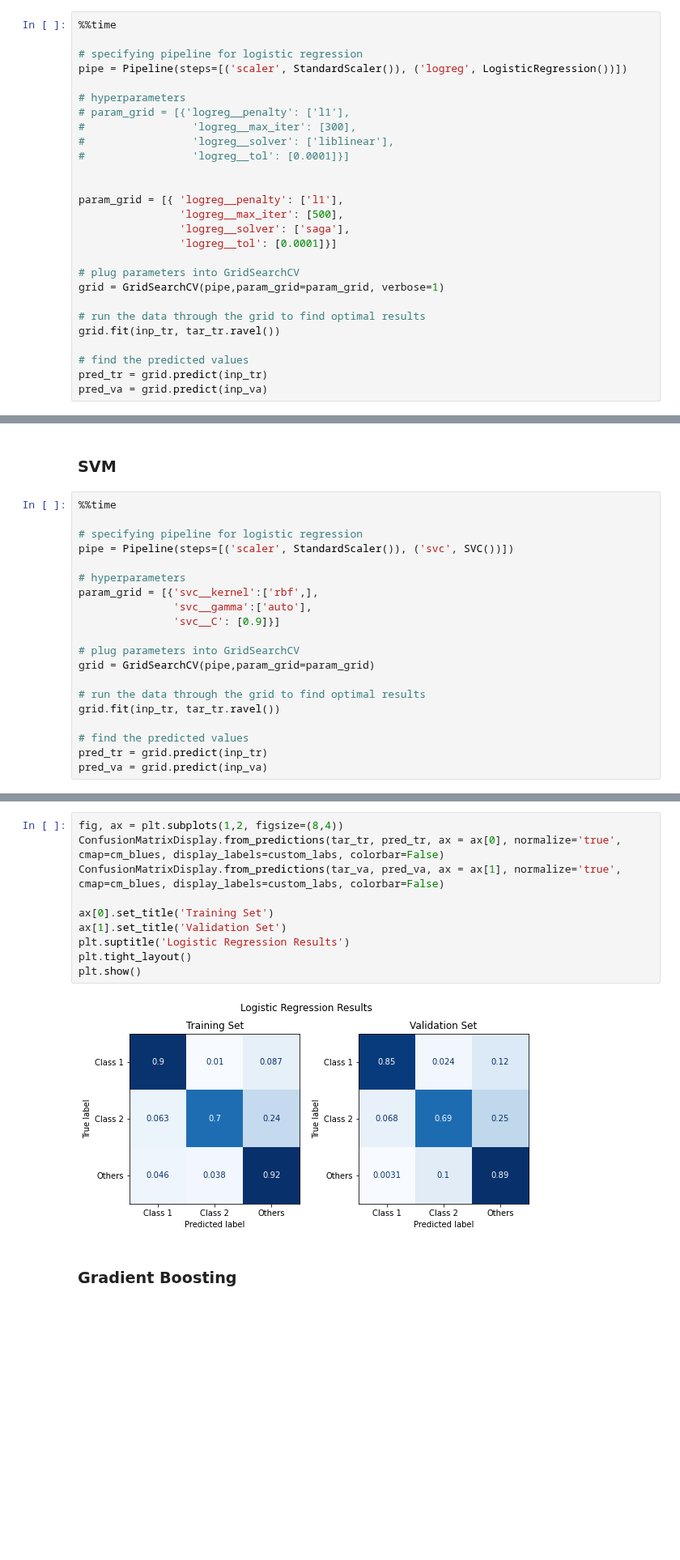
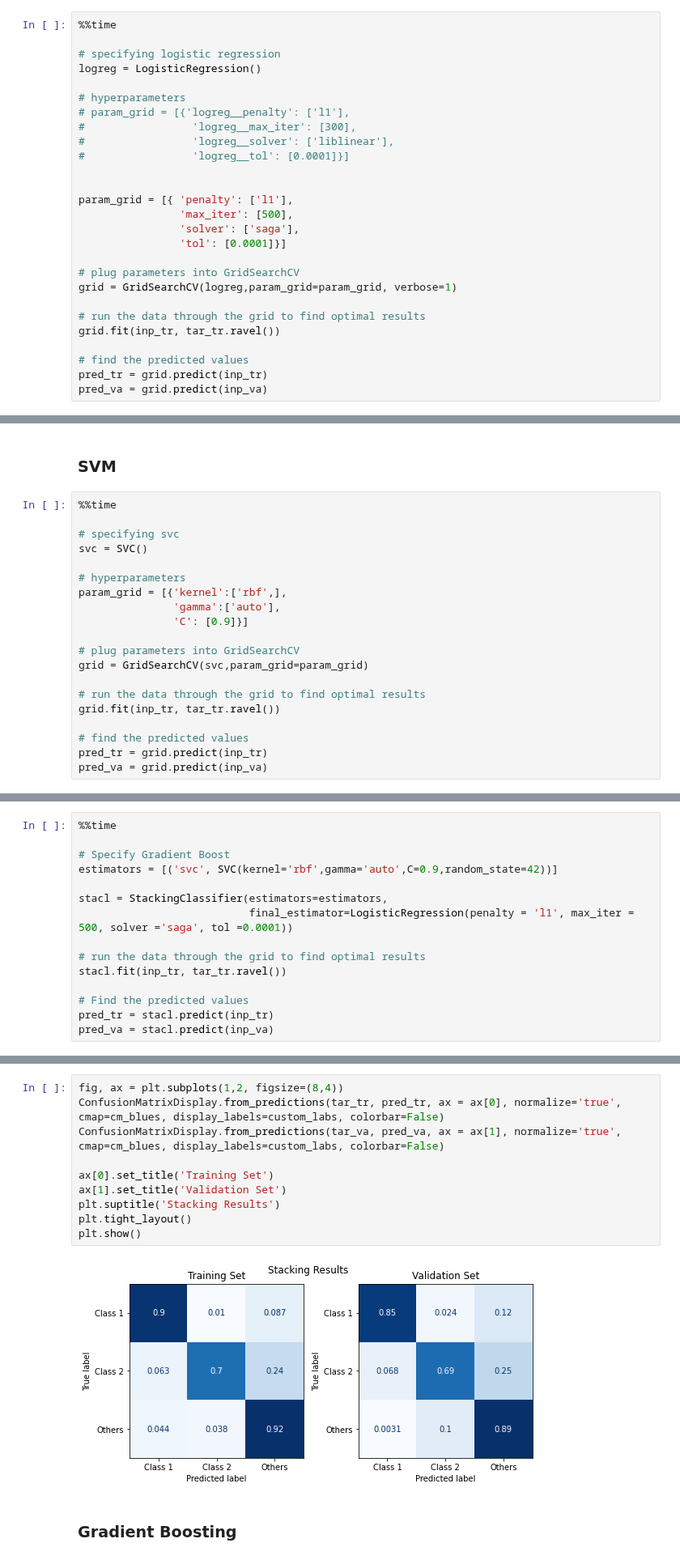
Before and after one commit to bcrompvoets/Random, a Jupyter notebook: Final_Project.ipynb, the cells around one changed output, grey strips where cells are left out. Shown at 81% size. Drawn from its saved outputs; the diff is of its cells as text; blank space fills up the shorter version.

Commit message:
Removed pipelines

```diff
--- a/Final_Project.ipynb
+++ b/Final_Project.ipynb
@@ -85,8 +108,8 @@ Name: Label, dtype: int64
 # %%
 %%time
 
-# specifying pipeline for logistic regression
-pipe = Pipeline(steps=[('scaler', StandardScaler()), ('logreg', LogisticRegression())])
+# specifying logistic regression
+logreg = LogisticRegression()
 
 # hyperparameters
 # param_grid = [{'logreg__penalty': ['l1'],
@@ -95,13 +118,13 @@ pipe = Pipeline(steps=[('scaler', StandardScaler()), ('logreg', LogisticRegressi
 #                 'logreg__tol': [0.0001]}]
 
 
-param_grid = [{ 'logreg__penalty': ['l1'],
-                'logreg__max_iter': [500],
-                'logreg__solver': ['saga'],
-                'logreg__tol': [0.0001]}]
+param_grid = [{ 'penalty': ['l1'],
+                'max_iter': [500],
+                'solver': ['saga'],
+                'tol': [0.0001]}]
 
 # plug parameters into GridSearchCV
-grid = GridSearchCV(pipe,param_grid=param_grid, verbose=1)
+grid = GridSearchCV(logreg,param_grid=param_grid, verbose=1)
 
 # run the data through the grid to find optimal results
 grid.fit(inp_tr, tar_tr.ravel())
@@ -130,16 +153,16 @@ plt.show()
 # %%
 %%time
 
-# specifying pipeline for logistic regression
-pipe = Pipeline(steps=[('scaler', StandardScaler()), ('svc', SVC())])
+# specifying svc
+svc = SVC()
 
 # hyperparameters
-param_grid = [{'svc__kernel':['rbf',],
-               'svc__gamma':['auto'],
-               'svc__C': [0.9]}]
+param_grid = [{'kernel':['rbf',],
+               'gamma':['auto'],
+               'C': [0.9]}]
 
 # plug parameters into GridSearchCV
-grid = GridSearchCV(pipe,param_grid=param_grid)
+grid = GridSearchCV(svc,param_grid=param_grid)
 
 # run the data through the grid to find optimal results
 grid.fit(inp_tr, tar_tr.ravel())
@@ -152,0 +191,15 @@ Wall time: 824 ms
+# %%
+%%time
+
+# Specify Gradient Boost
+estimators = [('svc', SVC(kernel='rbf',gamma='auto',C=0.9,random_state=42))]
+
+stacl = StackingClassifier(estimators=estimators,
+                           final_estimator=LogisticRegression(penalty = 'l1', max_iter = 500, solver ='saga', tol =0.0001))
+
+# run the data through the grid to find optimal results
+stacl.fit(inp_tr, tar_tr.ravel())
+
+# Find the predicted values
+pred_tr = stacl.predict(inp_tr)
+pred_va = stacl.predict(inp_va)
@@ -153,15 +209,15 @@ Wall time: 824 ms
 # %%
 fig, ax = plt.subplots(1,2, figsize=(8,4))
 ConfusionMatrixDisplay.from_predictions(tar_tr, pred_tr, ax = ax[0], normalize='true', cmap=cm_blues, display_labels=custom_labs, colorbar=False)
 ConfusionMatrixDisplay.from_predictions(tar_va, pred_va, ax = ax[1], normalize='true', cmap=cm_blues, display_labels=custom_labs, colorbar=False)
 
 ax[0].set_title('Training Set')
 ax[1].set_title('Validation Set')
-plt.suptitle('Logistic Regression Results')
+plt.suptitle('Stacking Results')
 plt.tight_layout()
 plt.show()
 # %% [output]
-[figure, old version]
+[figure, new version]
 # %% [markdown]
 ### Gradient Boosting
 # %%
```
Also changed, not shown: parts of 23 cells of this notebook.
